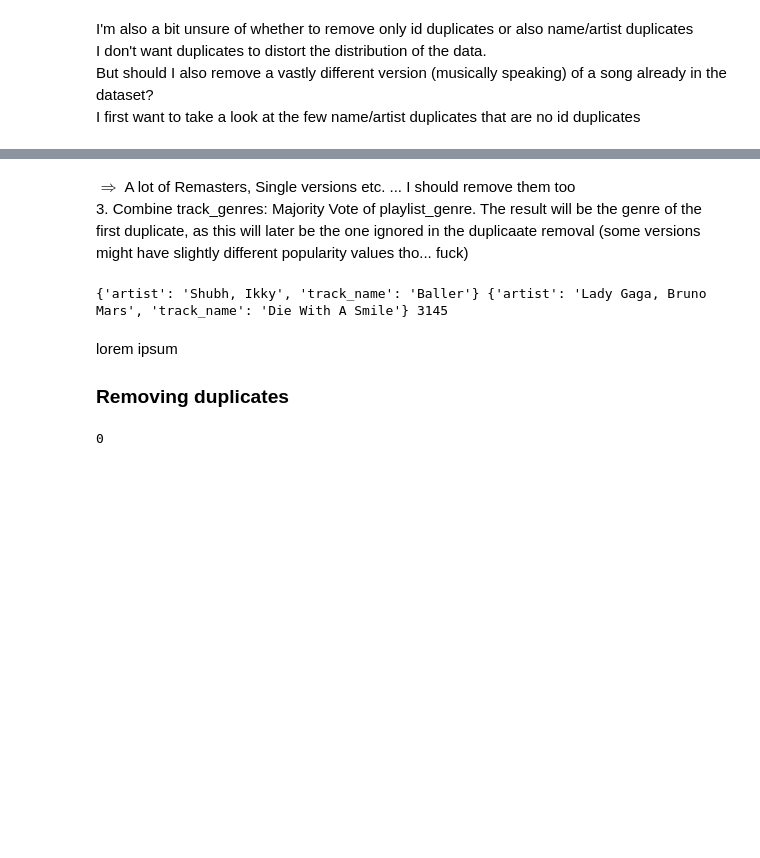
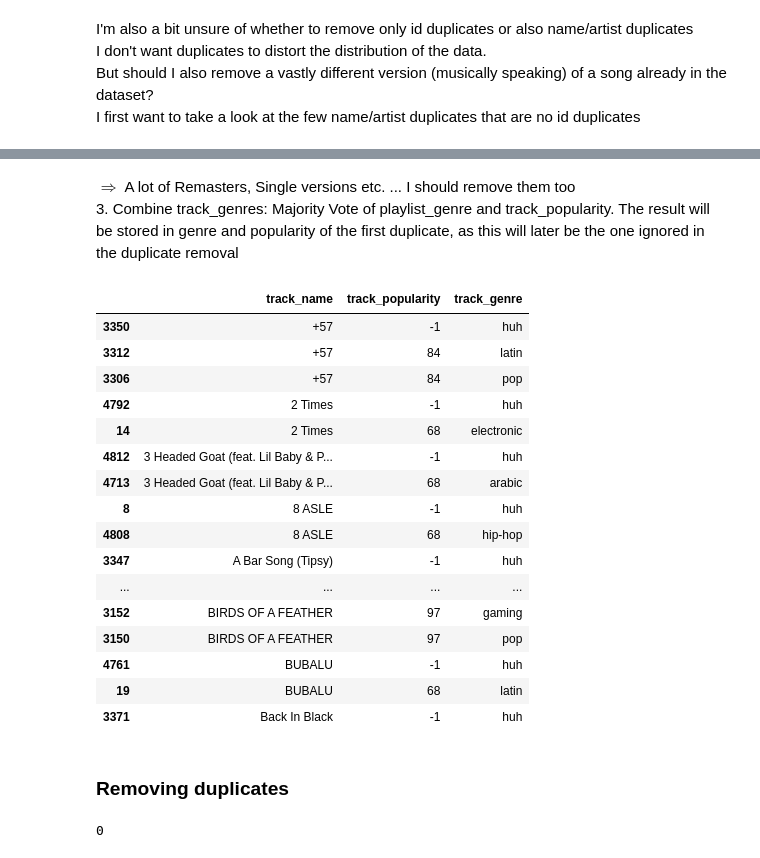
Before and after one commit to Fabian5150/dataViz, a Jupyter notebook: python/notebooks/diary3.ipynb, the cells around one changed output, grey strips where cells are left out. Saved outputs shown, nothing was run; the diff lists cells and outputs as text; code cells hidden in the pictures; blank space fills up the shorter version.

```diff
--- a/python/notebooks/diary3.ipynb
+++ b/python/notebooks/diary3.ipynb
@@ -215,35 +218,67 @@ display(
 # %% [markdown]
 $\Rightarrow$ A lot of Remasters, Single versions etc. ... I should remove them too\
 3. Combine track_genres:
-Majority Vote of playlist_genre. The result will be the genre of the first duplicate, as this will later be the one ignored in the duplicaate removal
-(some versions might have slightly different popularity values tho... fuck)
+Majority Vote of playlist_genre and track_popularity. The result will be stored in genre and popularity of the first duplicate, as this will later be the one ignored in the duplicate removal
 # %%
 songs['track_genre'] = songs['playlist_genre']
 
 dupes = songs.loc[nameDupes].sort_values(by='track_name')
 
-genres = [songs.loc[0, 'playlist_genre']]
-popularities = [songs.loc[0, 'playlist_genre']]
+genres = []
+popularities = []
 current = {
-    'artist': songs.loc[0, 'track_artist'],
-    'track_name': songs.loc[0, 'track_name'],
+    'artist': -1,
+    'track_name': -1,
+    'index': -1
 }
 
-for i in songs.index:
-    thisSong = {
-        'artist': songs.loc[i, 'track_artist'],
-        'track_name': songs.loc[i, 'track_name'],
-    }
+def maj_vote():
+    if(current["index"] < 0):
+        return
 
-    print(current, thisSong, i)
+    songs.loc[current["index"], 'track_genre'] = "huh"
+    songs.loc[current["index"], 'track_popularity'] = -1
 
-    if (i > 0): break
+for i in dupes.index:
+    title = songs.loc[i, 'track_name']
+    artist = songs.loc[i, 'track_artist']
 
-# let's do this later... we have other things to do
+    if(current["artist"] !=  artist and current["track_name"] != title): # song is not a dupe of current
+        # Assign popularity and genre values for last dupe
+        maj_vote()
+
+        # Continue with this song as new
+        current["artist"] = artist
+        current["track_name"] = title
+        current["index"] = i
+        genres = [songs.loc[i, 'track_genre']]
+        popularities = [songs.loc[i, 'track_genre']]
+    else: # song is a dupe of current
+        genres.append(songs.loc[i, 'playlist_genre'])
+        popularities.append(songs.loc[i, 'track_popularity'])
+
+dupes = songs.loc[nameDupes].sort_values(by='track_name')
+display(dupes[["track_name", "track_popularity", "track_genre"]].head(50))
 # %% [output]
-{'artist': 'Shubh, Ikky', 'track_name': 'Baller'} {'artist': 'Lady Gaga, Bruno Mars', 'track_name': 'Die With A Smile'} 3145
+|  | track_name | track_popularity | track_genre |
+| 3350 | +57 | -1 | huh |
+| 3312 | +57 | 84 | latin |
+| 3306 | +57 | 84 | pop |
+| 4792 | 2 Times | -1 | huh |
+| 14 | 2 Times | 68 | electronic |
+| 4812 | 3 Headed Goat (feat. Lil Baby & P... | -1 | huh |
+| 4713 | 3 Headed Goat (feat. Lil Baby & P... | 68 | arabic |
+| 8 | 8 ASLE | -1 | huh |
+| 4808 | 8 ASLE | 68 | hip-hop |
+| 3347 | A Bar Song (Tipsy) | -1 | huh |
+| ... | ... | ... | ... |
+| 3152 | BIRDS OF A FEATHER | 97 | gaming |
+| 3150 | BIRDS OF A FEATHER | 97 | pop |
+| 4761 | BUBALU | -1 | huh |
+| 19 | BUBALU | 68 | latin |
+| 3371 | Back In Black | -1 | huh |
 # %% [markdown]
-lorem ipsum
+
 ### Removing duplicates
 # %%
 songs = songs.drop_duplicates(subset=['track_name', 'track_artist'], keep='first')
```
Also changed, not shown: parts of 7 cells of this notebook.
